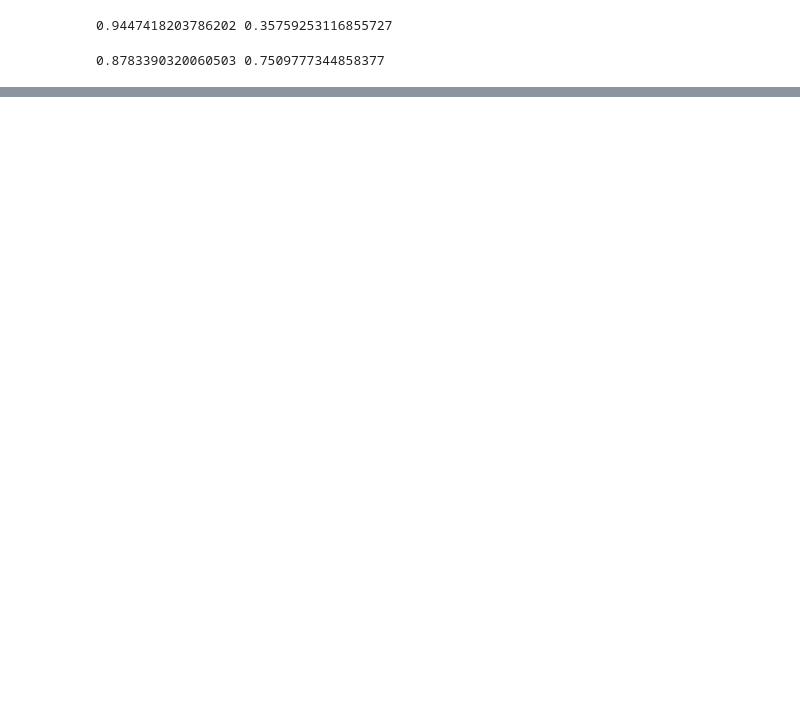
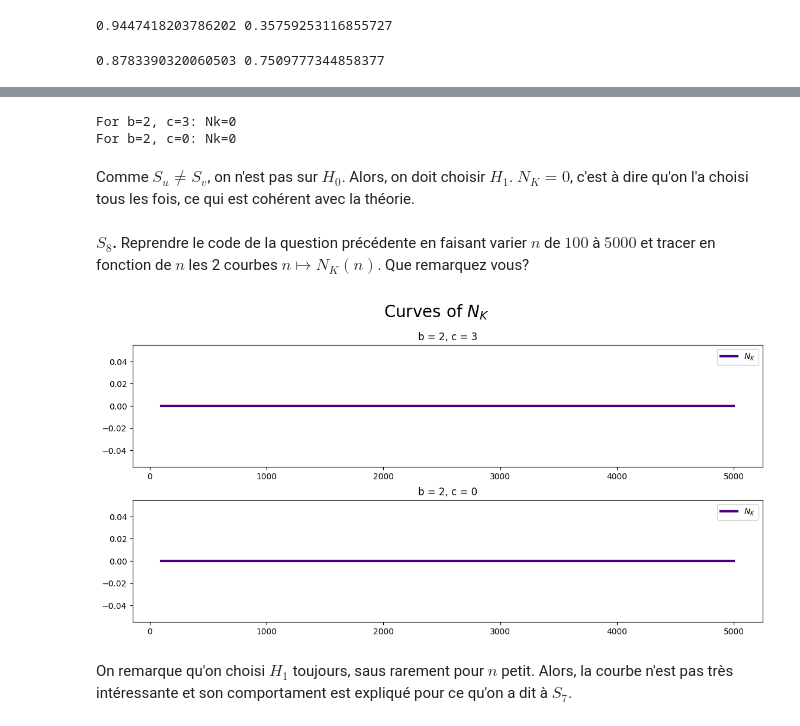
Before and after one commit to Eric-Guerra-Ribeiro/MAP361-decison-rule, a Jupyter notebook: decision_rule.ipynb, the cells around one changed output, grey strips where cells are left out. Cells and saved outputs as stored; diff of their text form; code cells hidden in the pictures; blank space fills up the shorter version.

```diff
--- a/decision_rule.ipynb
+++ b/decision_rule.ipynb
@@ -348,0 +838,54 @@ def estimate_cov_su_sv(ys: np.ndarray, ys_u: np.ndarray, ys_v: np.ndarray) -> np
+# %%
+n = 500
+N = 1000
+alpha = 0.05
+
+u = {1, 2, 3}
+v = {1, 2}
+
+consts = [(2, 3), (2, 0)]
+for i, const in enumerate(consts):
+    b, c = const
+    Nk = simulate_Nk(n, N, b, c, u, v, alpha)
+    print(f"For b={b}, c={c}: Nk={Nk}")
+# %% [output]
+For b=2, c=3: Nk=0
+For b=2, c=0: Nk=0
+# %% [markdown]
+Comme $S_u \neq S_v$, on n'est pas sur $H_0$. Alors, on doit choisir $H_1$. $N_K = 0$, c'est à dire qu'on l'a choisi tous les fois, ce qui est cohérent avec la théorie.
+# %% [markdown]
+**$S_8$.** Reprendre le code de la question précédente en faisant varier $n$ de $100$ à $5000$ et tracer en fonction de $n$ les 2 courbes $n \mapsto N_K(n)$. Que remarquez vous?
+# %%
+def plot_nk(n_min:int, n_max:int, N:int, alpha:float, consts: List[tuple[float, float]], u: set, v:set,
+            plot_width: float, plot_height: float) -> None:
+    fig, axs = plt.subplots(len(consts))
+    fig.suptitle("Curves of $N_K$", size=20)
+    fig.tight_layout()
+    fig.set_size_inches(plot_width, plot_height)
+
+    for i, const in enumerate(consts):
+        b, c = const
+        ns = np.linspace(n_min, n_max, dtype=np.int64, num=5)
+        Nk = [simulate_Nk(n, N, b, c, u, v, alpha) for n in ns]
+        axs[i].set_title(f"b = {b}, c = {c}")
+        axs[i].plot(ns, Nk, label="$N_K$", color="indigo", linewidth=3)
+        axs[i].legend()
+
+    plt.show()
+# %%
+n_min = 100
+n_max = 5000
+N = 1000
+alpha = 0.05
+consts = [(2, 3), (2, 0)]
+u = {1, 2, 3}
+v = {1, 2}
+
+plot_width = 12.
+plot_height = 6.
+
+plot_nk(n_min, n_max, N, alpha, consts, u, v, plot_width, plot_height)
+# %% [output]
+[figure, added]
+# %% [markdown]
+On remarque qu'on choisi $H_1$ toujours, saus rarement pour $n$ petit. Alors, la courbe n'est pas très intéressante et son comportament est expliqué pour ce qu'on a dit à $S_7$.
```
Also changed, not shown: parts of 49 cells of this notebook.
